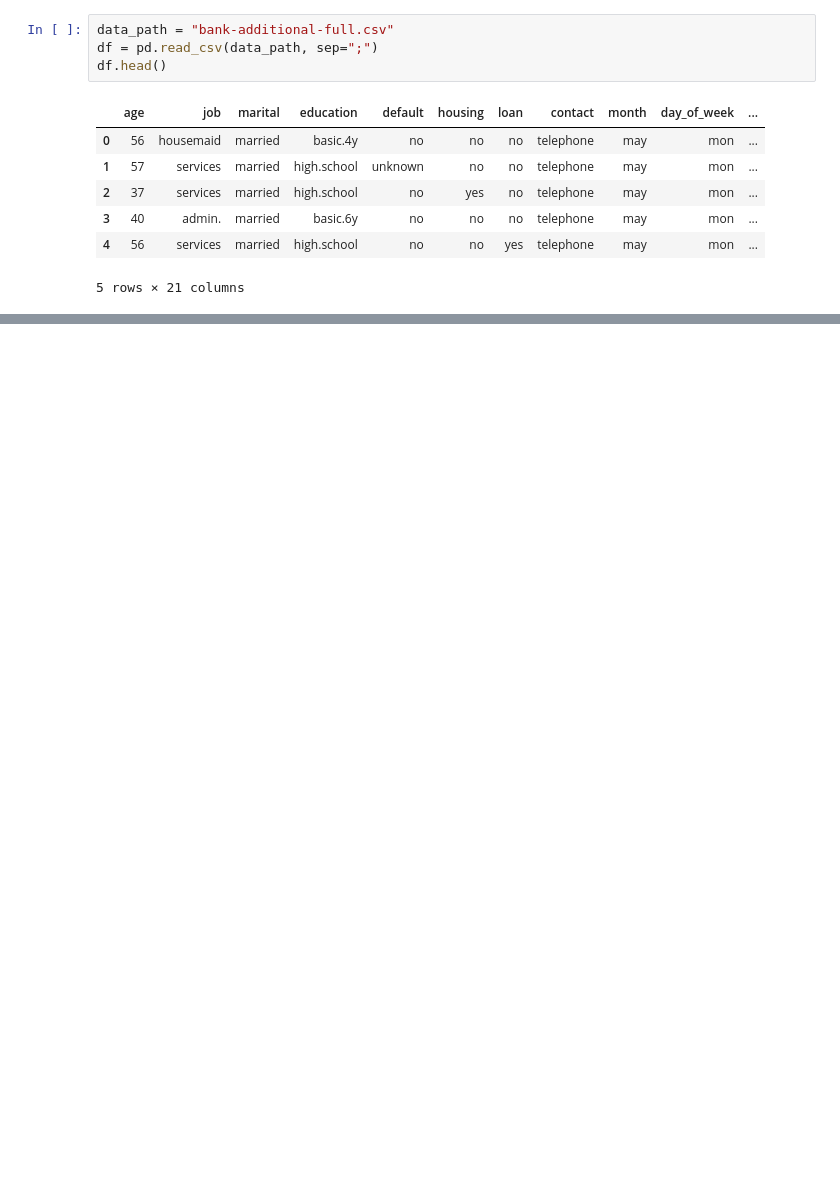
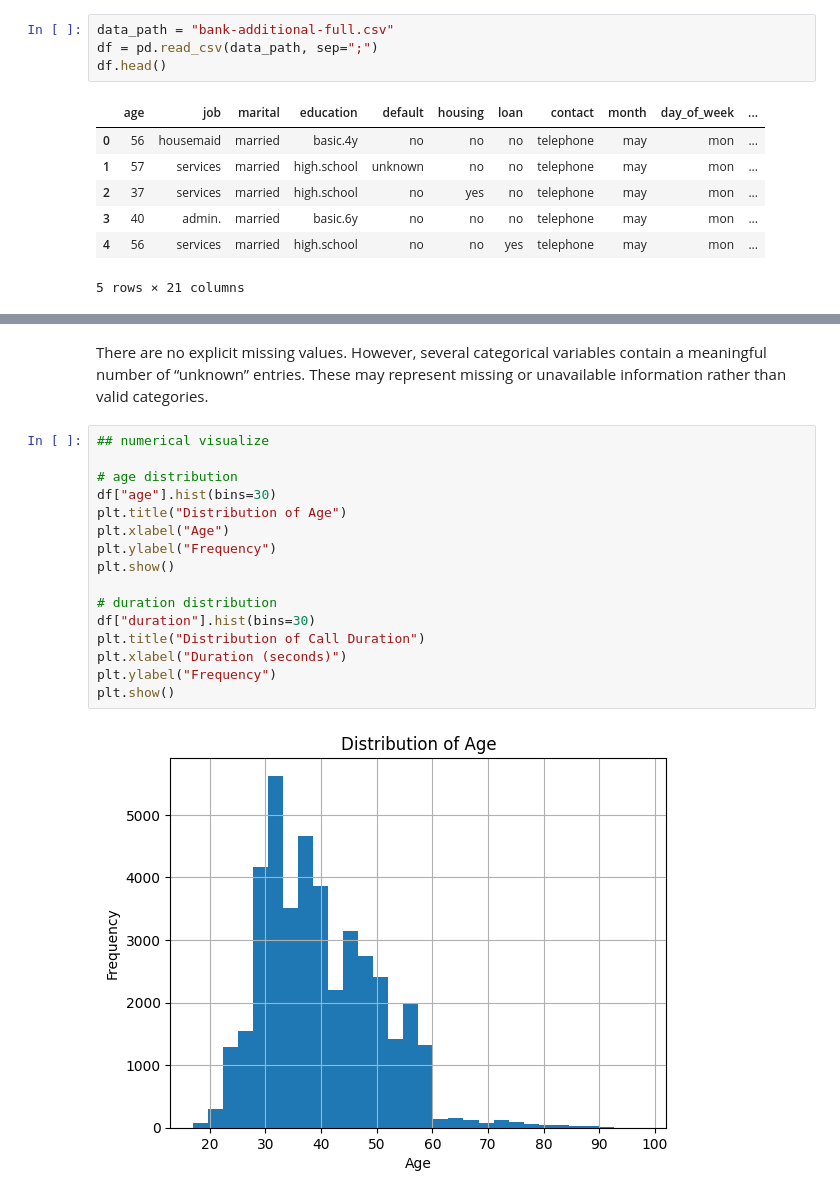
Before and after one commit to neerapatel5/ML-fundamentals-2026, a Jupyter notebook: assignment_1_neera_patel.ipynb, the cells around one changed output, grey strips where cells are left out. Drawn from its saved outputs; the diff is of its cells as text; blank space fills up the shorter version.

```diff
--- a/assignment_1_neera_patel.ipynb
+++ b/assignment_1_neera_patel.ipynb
@@ -48,0 +114,20 @@ memory usage: 6.6+ MB
+# %% [markdown]
+There are no explicit missing values. However, several categorical variables contain a meaningful number of “unknown” entries. These may represent missing or unavailable information rather than valid categories.
+# %%
+## numerical visualize
+
+# age distribution
+df["age"].hist(bins=30)
+plt.title("Distribution of Age")
+plt.xlabel("Age")
+plt.ylabel("Frequency")
+plt.show()
+
+# duration distribution
+df["duration"].hist(bins=30)
+plt.title("Distribution of Call Duration")
+plt.xlabel("Duration (seconds)")
+plt.ylabel("Frequency")
+plt.show()
+# %% [output]
+[figure, added]
```
Also changed, not shown: parts of 11 cells of this notebook.
